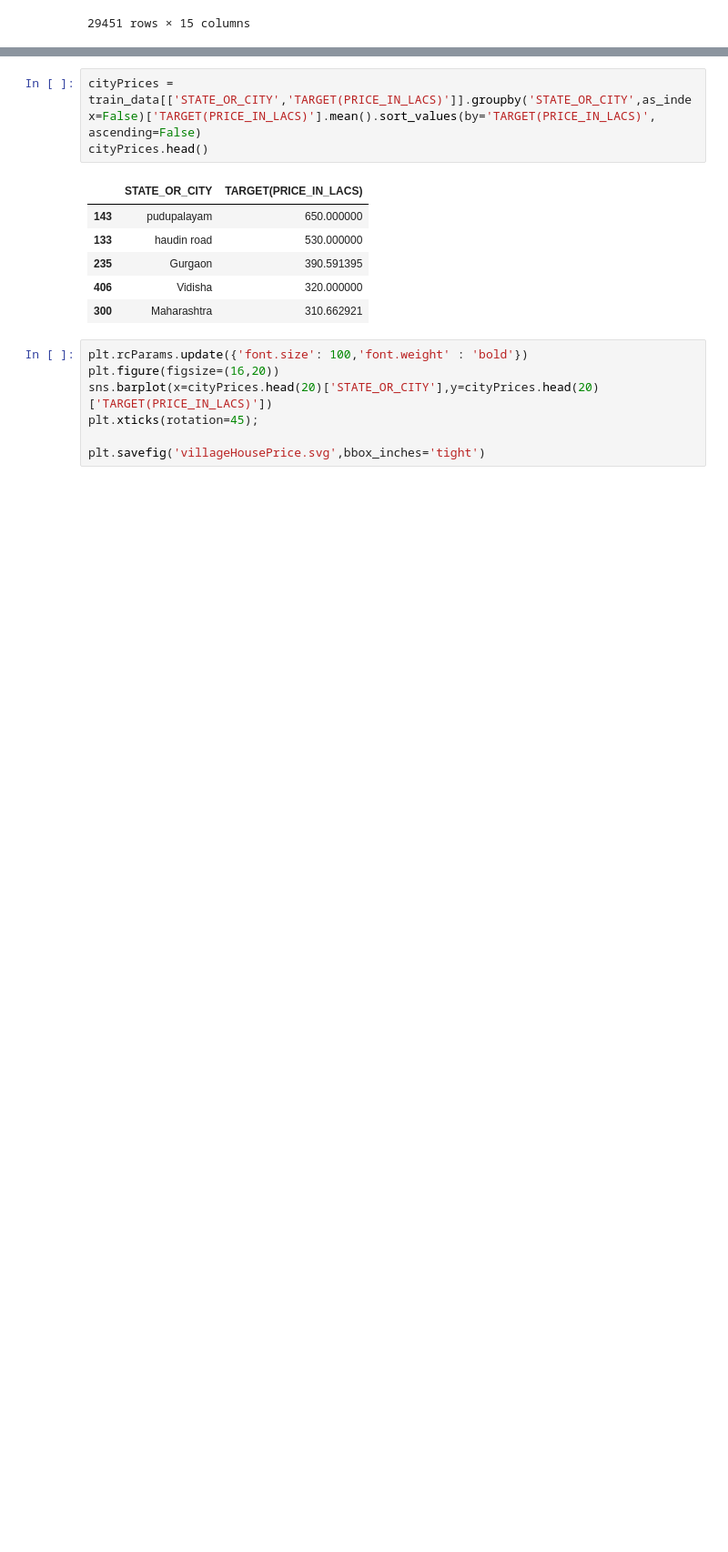
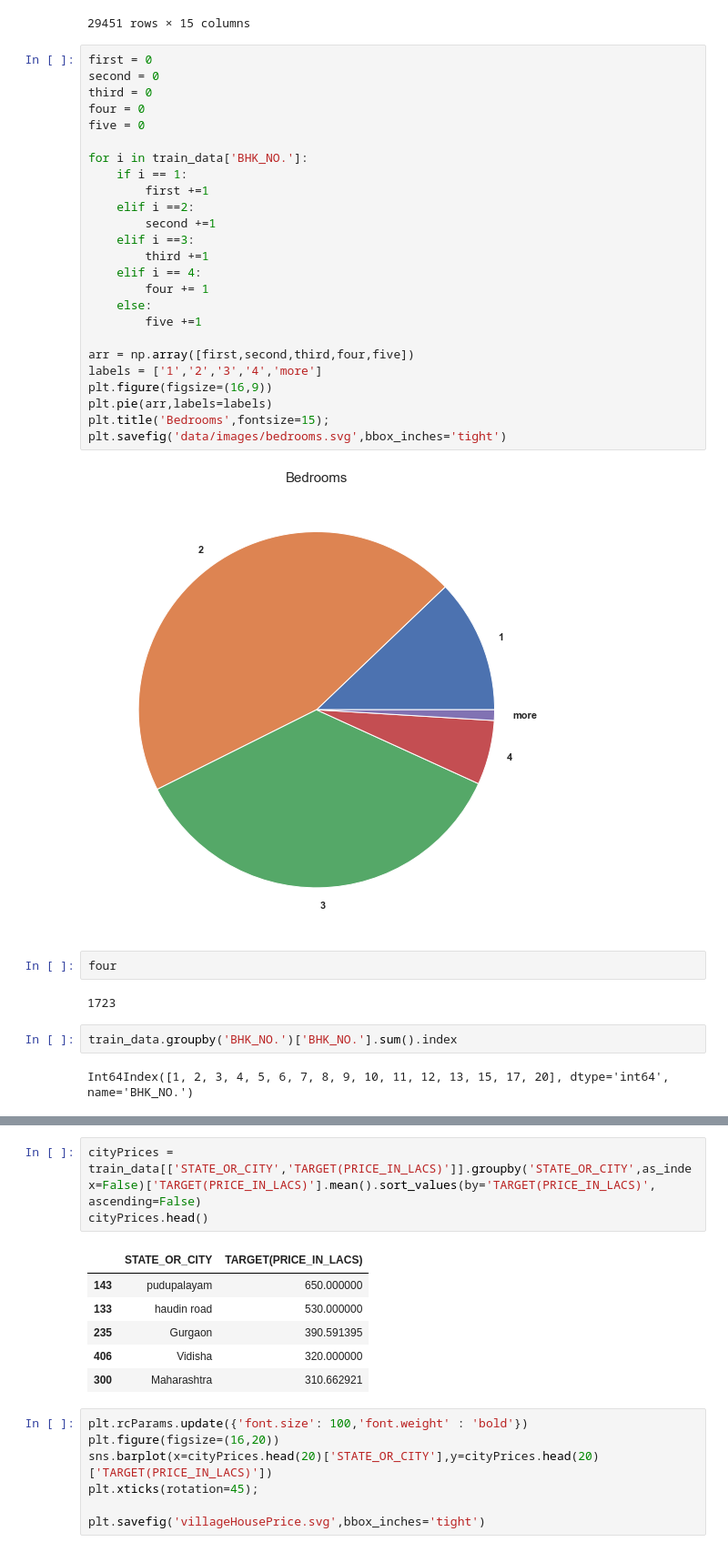
Before and after one commit to ethender/masterssemsterc, a Jupyter notebook: pricesprediction.ipynb, the cells around one changed output, grey strips where cells are left out. Shown at 91% size. Cells and saved outputs as stored; diff of their text form; blank space fills up the shorter version.

```diff
--- a/pricesprediction.ipynb
+++ b/pricesprediction.ipynb
@@ -657,3 +657,38 @@ train_data.sort_values(['TARGET(PRICE_IN_LACS)'],ascending=False)
 | 27192 | Owner | 0 | 0 | 3 | BHK | 1.526316e+03 | 1 | 1 | ... |
 | 14036 | Owner | 0 | 0 | 3 | BHK | 1.923077e+03 | 1 | 1 | ... |
 29451 rows × 15 columns
+# %%
+first = 0
+second = 0
+third = 0
+four = 0
+five = 0
+
+for i in train_data['BHK_NO.']:
+    if i == 1:
+        first +=1
+    elif i ==2:
+        second +=1
+    elif i ==3:
+        third +=1
+    elif i == 4:
+        four += 1
+    else:
+        five +=1
+
+arr = np.array([first,second,third,four,five])
+labels = ['1','2','3','4','more']
+plt.figure(figsize=(16,9))
+plt.pie(arr,labels=labels)
+plt.title('Bedrooms',fontsize=15);
+plt.savefig('data/images/bedrooms.svg',bbox_inches='tight')
+# %% [output]
+[figure, added]
+# %%
+four
+# %% [output]
+1723
+# %%
+train_data.groupby('BHK_NO.')['BHK_NO.'].sum().index
+# %% [output]
+Int64Index([1, 2, 3, 4, 5, 6, 7, 8, 9, 10, 11, 12, 13, 15, 17, 20], dtype='int64', name='BHK_NO.')
```
Also changed, not shown: parts of 12 cells of this notebook, 12 other files.
